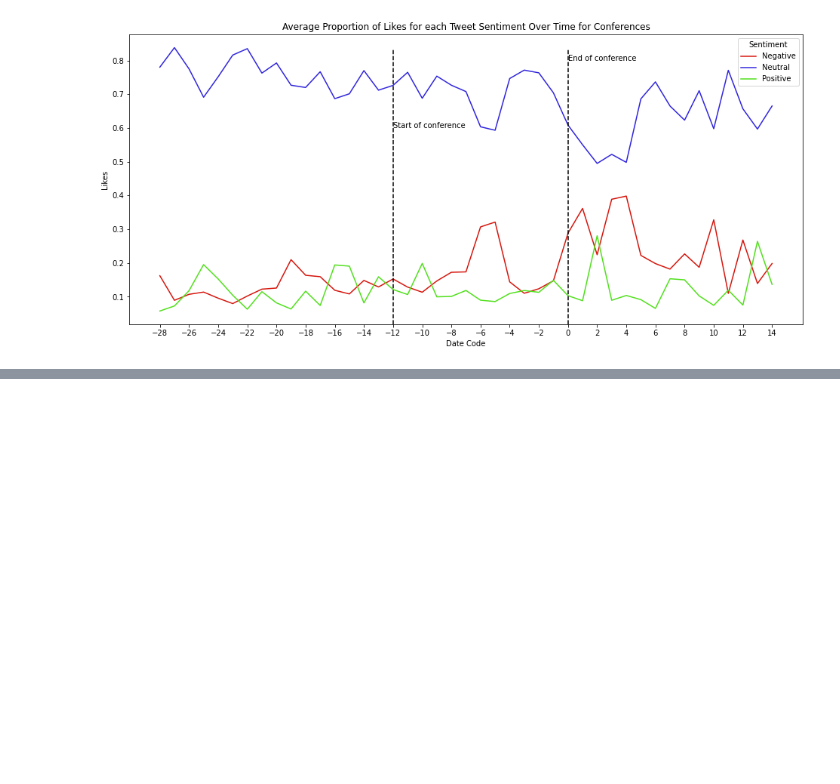
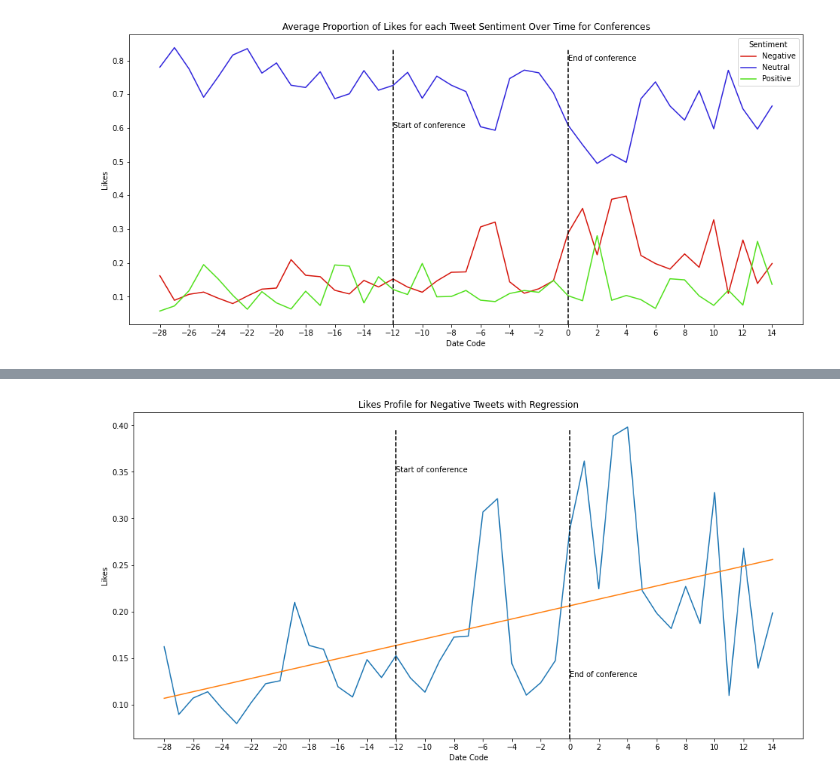
Before and after one commit to james-hughes1/wdss-nlp-project, a Jupyter notebook: Twitter_COP_Conference_Data_Analysis.ipynb, the cells around one changed output, grey strips where cells are left out. Cells and saved outputs as stored; diff of their text form; code cells hidden in the pictures; blank space fills up the shorter version.

```diff
--- a/Twitter_COP_Conference_Data_Analysis.ipynb
+++ b/Twitter_COP_Conference_Data_Analysis.ipynb
@@ -712,0 +789,25 @@ plt.show()
+# %%
+# Likes, Negative with Regression
+
+plt.figure(figsize=(16,8))
+plt.title("Likes Profile for Negative Tweets with Regression")
+
+# Construct Grouped DataFrame
+avg_likes_pos_df = avg_likes_sent_df[avg_likes_sent_df["Sentiment"]=="Negative"]
+
+g = sns.lineplot(data=avg_likes_pos_df.reset_index(), x="Date_Int", y="Likes")
+g.set_xticks(date_int_range[::2])
+b1 = time_regression_df.loc["Likes, Negative"]["b1"]
+b0 = time_regression_df.loc["Likes, Negative"]["b0"]
+plt.plot(date_int_array, b0 + b1*date_int_array)
+plt.xlabel("Date Code")
+
+# Start and end annotations
+plt.axvline(-12, 0, 0.95 , color="black", linestyle="--")
+plt.axvline(0, 0, 0.95 , color="black", linestyle="--")
+plt.text(-12, 0.35, "Start of conference")
+plt.text(0, 0.13, "End of conference")
+
+plt.show()
+# %% [output]
+[figure, added]
```
Also changed, not shown: parts of 12 cells of this notebook.
